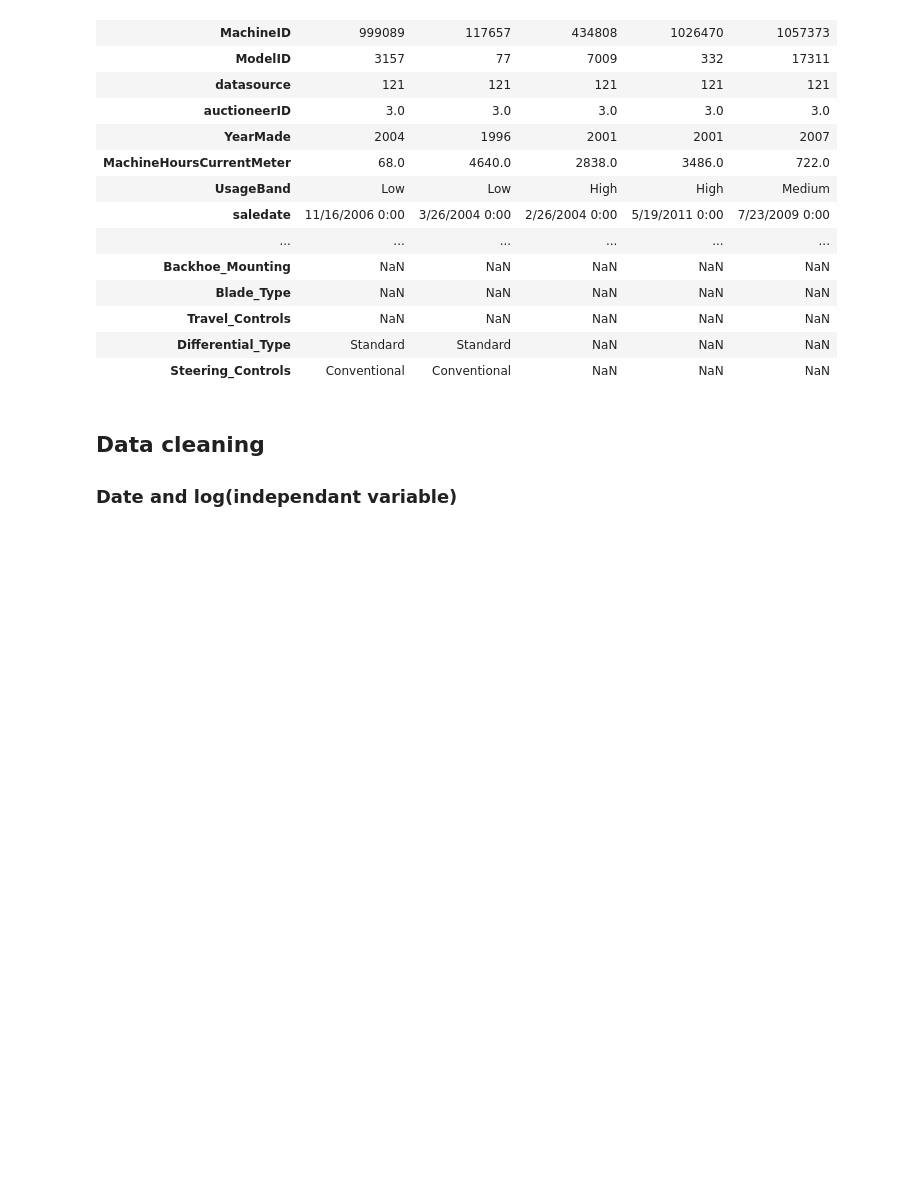
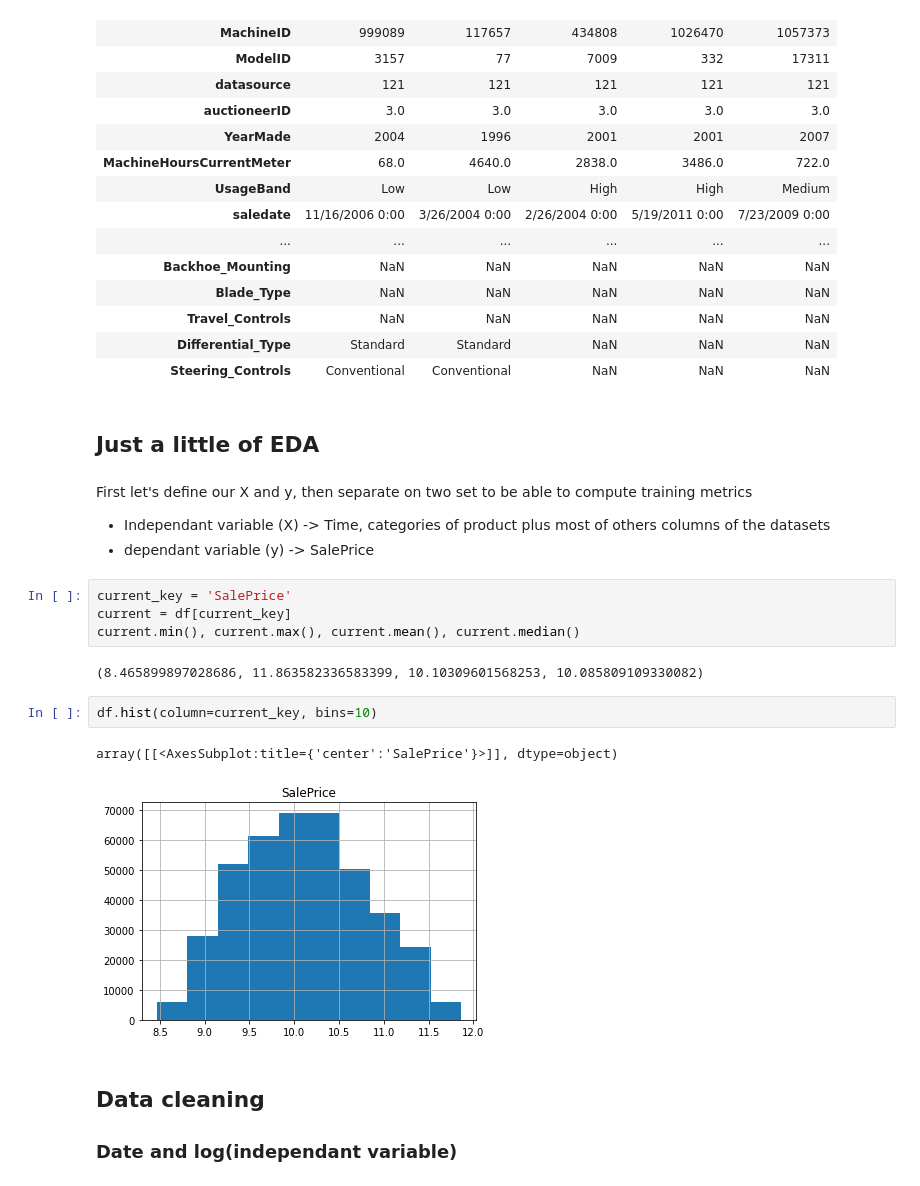
Before and after one commit to florent-haffner/datascience-playground, a Jupyter notebook: notebooks/machine learning/2021-11 - regression basics - bulldozer - sklearn - studiying data cleaning and feature selection.ipynb, the cells around one changed output. Saved outputs shown, nothing was run; the diff lists cells and outputs as text; blank space fills up the shorter version.

Commit message:
bulldozer datasets - WIP feature selection

```diff
--- a/notebooks/machine learning/2021-11 - regression basics - sklearn - studiying data cleaning and feature selection.ipynb
+++ b/notebooks/machine learning/2021-11 - regression basics - bulldozer - sklearn - studiying data cleaning and feature selection.ipynb
@@ -73,6 +79,23 @@ display_all(df_raw.head().T)
 | Travel_Controls | NaN | NaN | NaN | NaN | NaN |
 | Differential_Type | Standard | Standard | NaN | NaN | NaN |
 | Steering_Controls | Conventional | Conventional | NaN | NaN | NaN |
+# %% [markdown]
+## Just a little of EDA
+# %% [markdown]
+First let's define our X and y, then separate on two set to be able to compute training metrics
+- Independant variable (X) -> Time, categories of product plus most of others columns of the datasets
+- dependant variable (y) -> SalePrice
+# %%
+current_key = 'SalePrice'
+current = df[current_key]
+current.min(), current.max(), current.mean(), current.median()
+# %% [output]
+(8.465899897028686, 11.863582336583399, 10.10309601568253, 10.085809109330082)
+# %%
+df.hist(column=current_key, bins=10)
+# %% [output]
+array([[<AxesSubplot:title={'center':'SalePrice'}>]], dtype=object)
+[figure, added]
 # %% [markdown]
 ## Data cleaning
 
```
Also changed, not shown: parts of 53 cells of this notebook.
